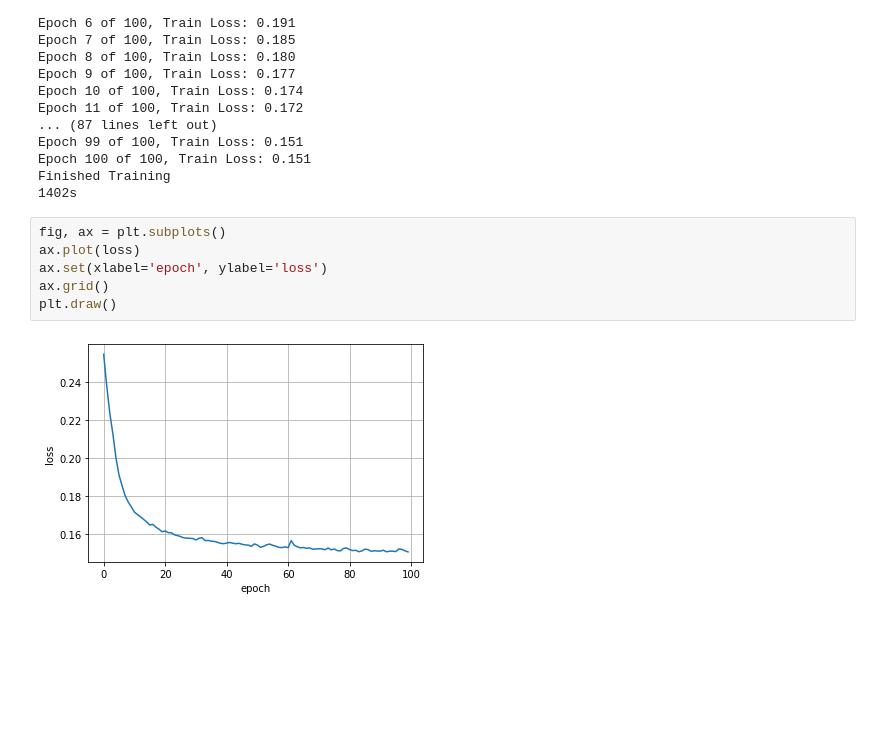
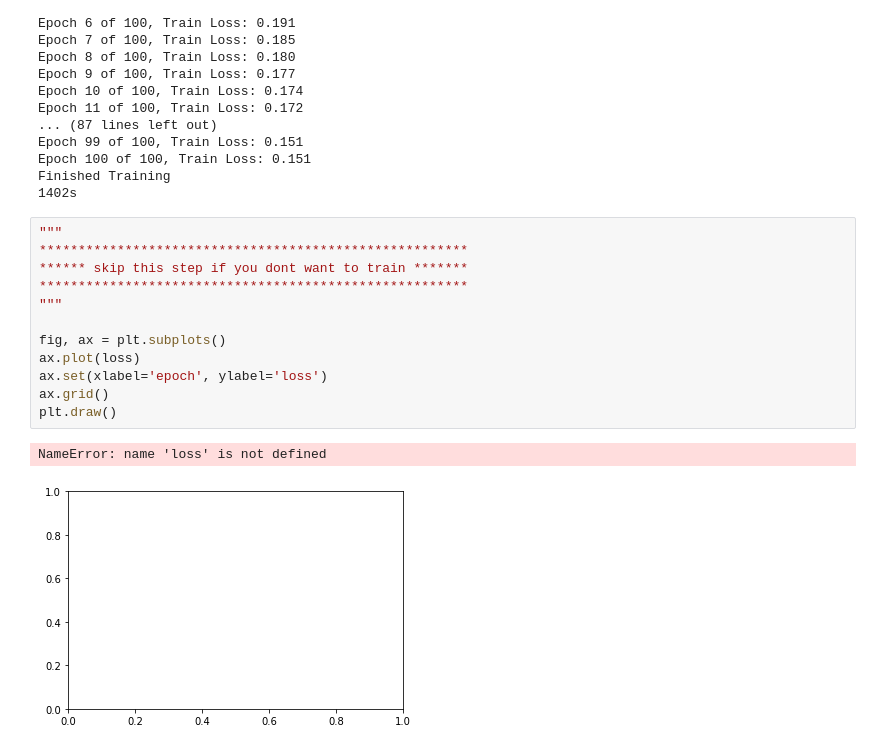
Before and after one commit to PhilipOe1612340/MMR-Autoencoder, a Jupyter notebook: src/autoencoder-pytorch.ipynb, the cells around one changed output. Drawn from its saved outputs; the diff is of its cells as text; blank space fills up the shorter version.

```diff
--- a/src/autoencoder-pytorch.ipynb
+++ b/src/autoencoder-pytorch.ipynb
@@ -156,11 +162,18 @@ Epoch 100 of 100, Train Loss: 0.151
 Finished Training
 1402s
 # %%
+"""
+*******************************************************
+****** skip this step if you dont want to train *******
+*******************************************************
+"""
+
 fig, ax = plt.subplots()
 ax.plot(loss)
 ax.set(xlabel='epoch', ylabel='loss')
 ax.grid()
 plt.draw()
 # %% [output]
+NameError: name 'loss' is not defined
-[figure, old version]
+[figure, new version]
 # %%
```
Also changed, not shown: parts of 3 cells of this notebook.
